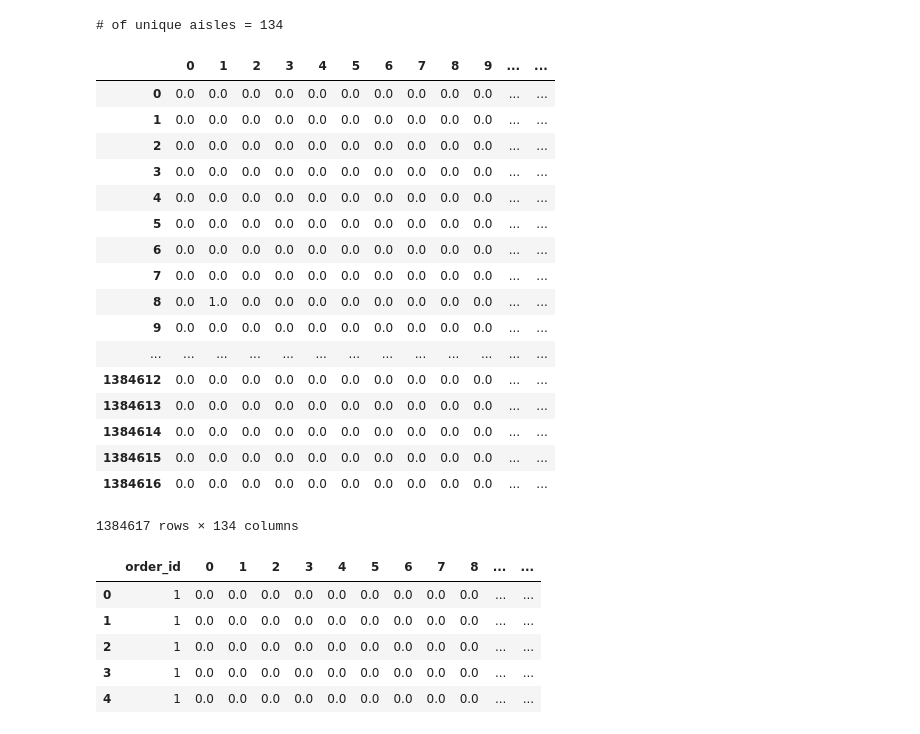
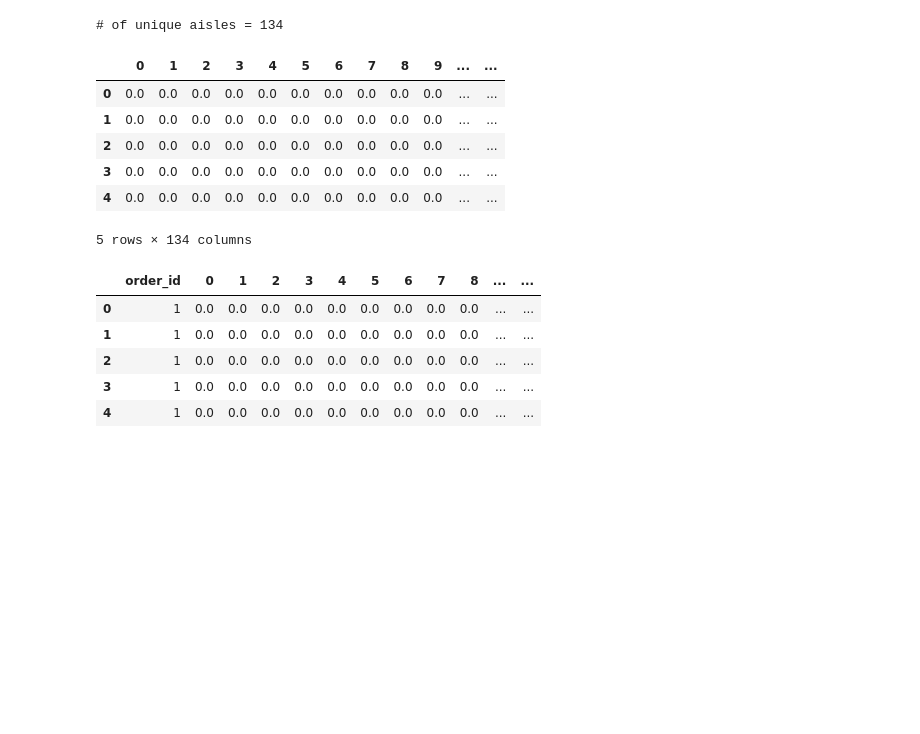
Before and after one commit to soeunj/E-commerce-Recommender, a Jupyter notebook: InstaCart.ipynb, the cells around one changed output. Drawn from its saved outputs; the diff is of its cells as text; code cells hidden in the pictures; blank space fills up the shorter version.

```diff
--- a/InstaCart.ipynb
+++ b/InstaCart.ipynb
@@ -56,26 +56,15 @@ aisle = ohe.fit_transform(opt['aisle_id'].astype(str).values.reshape(-1,1))
 a_ohe = pd.DataFrame(aisle.toarray())
 aisle = a_ohe.to_dense()
 # %%
-aisle
+aisle.head()
 # %% [output]
 |  | 0 | 1 | 2 | 3 | 4 | 5 | 6 | 7 | 8 | 9 | ... | ... |
 | 0 | 0.0 | 0.0 | 0.0 | 0.0 | 0.0 | 0.0 | 0.0 | 0.0 | 0.0 | 0.0 | ... | ... |
 | 1 | 0.0 | 0.0 | 0.0 | 0.0 | 0.0 | 0.0 | 0.0 | 0.0 | 0.0 | 0.0 | ... | ... |
 | 2 | 0.0 | 0.0 | 0.0 | 0.0 | 0.0 | 0.0 | 0.0 | 0.0 | 0.0 | 0.0 | ... | ... |
 | 3 | 0.0 | 0.0 | 0.0 | 0.0 | 0.0 | 0.0 | 0.0 | 0.0 | 0.0 | 0.0 | ... | ... |
 | 4 | 0.0 | 0.0 | 0.0 | 0.0 | 0.0 | 0.0 | 0.0 | 0.0 | 0.0 | 0.0 | ... | ... |
-| 5 | 0.0 | 0.0 | 0.0 | 0.0 | 0.0 | 0.0 | 0.0 | 0.0 | 0.0 | 0.0 | ... | ... |
-| 6 | 0.0 | 0.0 | 0.0 | 0.0 | 0.0 | 0.0 | 0.0 | 0.0 | 0.0 | 0.0 | ... | ... |
-| 7 | 0.0 | 0.0 | 0.0 | 0.0 | 0.0 | 0.0 | 0.0 | 0.0 | 0.0 | 0.0 | ... | ... |
-| 8 | 0.0 | 1.0 | 0.0 | 0.0 | 0.0 | 0.0 | 0.0 | 0.0 | 0.0 | 0.0 | ... | ... |
-| 9 | 0.0 | 0.0 | 0.0 | 0.0 | 0.0 | 0.0 | 0.0 | 0.0 | 0.0 | 0.0 | ... | ... |
-| ... | ... | ... | ... | ... | ... | ... | ... | ... | ... | ... | ... | ... |
-| 1384612 | 0.0 | 0.0 | 0.0 | 0.0 | 0.0 | 0.0 | 0.0 | 0.0 | 0.0 | 0.0 | ... | ... |
-| 1384613 | 0.0 | 0.0 | 0.0 | 0.0 | 0.0 | 0.0 | 0.0 | 0.0 | 0.0 | 0.0 | ... | ... |
-| 1384614 | 0.0 | 0.0 | 0.0 | 0.0 | 0.0 | 0.0 | 0.0 | 0.0 | 0.0 | 0.0 | ... | ... |
-| 1384615 | 0.0 | 0.0 | 0.0 | 0.0 | 0.0 | 0.0 | 0.0 | 0.0 | 0.0 | 0.0 | ... | ... |
-| 1384616 | 0.0 | 0.0 | 0.0 | 0.0 | 0.0 | 0.0 | 0.0 | 0.0 | 0.0 | 0.0 | ... | ... |
-1384617 rows × 134 columns
+5 rows × 134 columns
 # %%
 #add order_id to the one hot encoded matrix
 basket = opt[['order_id']].join(aisle)
```
Also changed, not shown: parts of 16 cells of this notebook.
